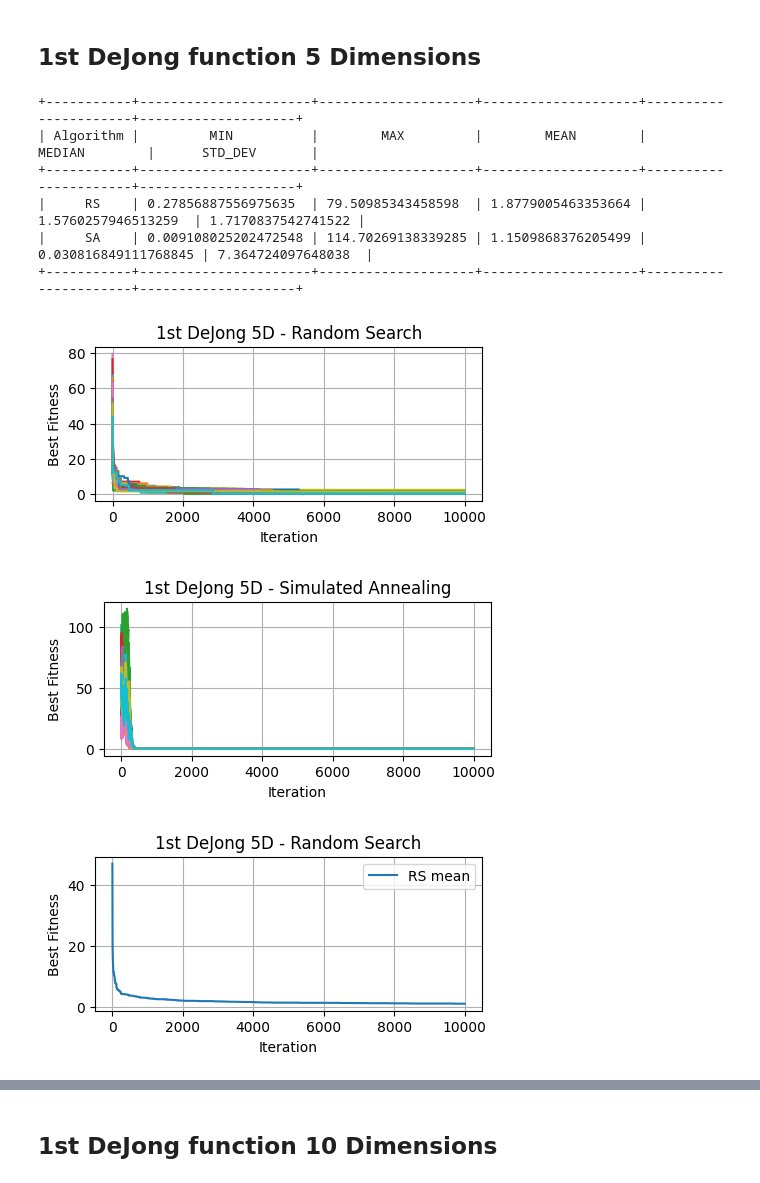
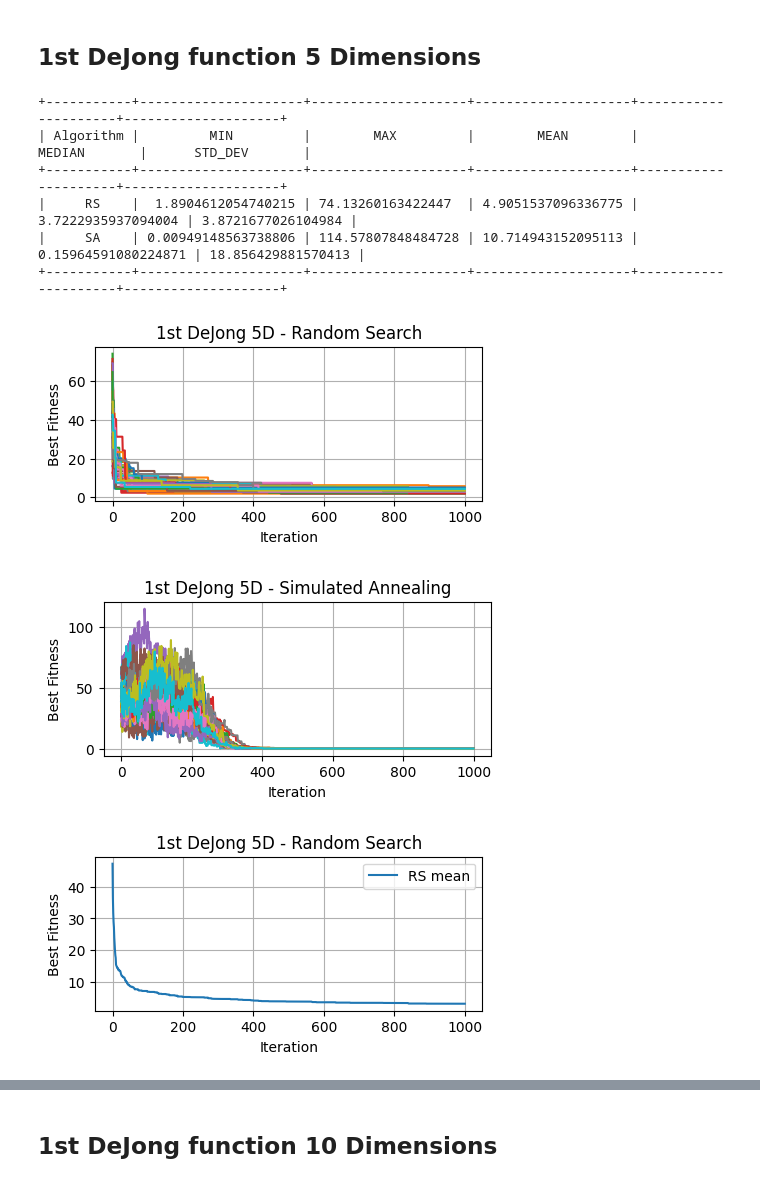
Before and after one commit to ta-jana/benchmarking-RS-SA, a Jupyter notebook: Tatyrkova_Jana_RSSA.ipynb, the cells around one changed output, grey strips where cells are left out. Drawn from its saved outputs; the diff is of its cells as text; code cells hidden in the pictures.

```diff
--- a/Tatyrkova_Jana_RSSA.ipynb
+++ b/Tatyrkova_Jana_RSSA.ipynb
@@ -234,21 +234,21 @@ def comparison(n_iterations, dimensions , cost_function, area, n_neighbours, coo
 # %% [markdown]
 ## 1st DeJong function 5 Dimensions
 # %%
-n_iterations = 10000
+n_iterations = 1000
 dimensions = 5
 cost_func = dejong1
 area_edges = 5.12
 n_of_neighbours = 10
 cooling_decr = 0.78
 title = "1st DeJong 5D"
 comparison(n_iterations, dimensions,cost_func,area_edges,n_of_neighbours, cooling_decr, title)
 # %% [output]
-+-----------+----------------------+--------------------+--------------------+----------------------+--------------------+
-| Algorithm |         MIN          |        MAX         |        MEAN        |        MEDIAN        |      STD_DEV       |
-+-----------+----------------------+--------------------+--------------------+----------------------+--------------------+
-|     RS    | 0.27856887556975635  | 79.50985343458598  | 1.8779005463353664 |  1.5760257946513259  | 1.7170837542741522 |
-|     SA    | 0.009108025202472548 | 114.70269138339285 | 1.1509868376205499 | 0.030816849111768845 | 7.364724097648038  |
-+-----------+----------------------+--------------------+--------------------+----------------------+--------------------+
++-----------+---------------------+--------------------+--------------------+---------------------+--------------------+
+| Algorithm |         MIN         |        MAX         |        MEAN        |        MEDIAN       |      STD_DEV       |
++-----------+---------------------+--------------------+--------------------+---------------------+--------------------+
+|     RS    |  1.8904612054740215 | 74.13260163422447  | 4.9051537096336775 |  3.7222935937094004 | 3.8721677026104984 |
+|     SA    | 0.00949148563738806 | 114.57807848484728 | 10.714943152095113 | 0.15964591080224871 | 18.856429881570413 |
++-----------+---------------------+--------------------+--------------------+---------------------+--------------------+
-[figure, old version]
+[figure, new version]
-[figure, old version]
+[figure, new version]
-[figure, old version]
+[figure, new version]
```
Also changed, not shown: parts of 1 cell of this notebook, 1 other file.
